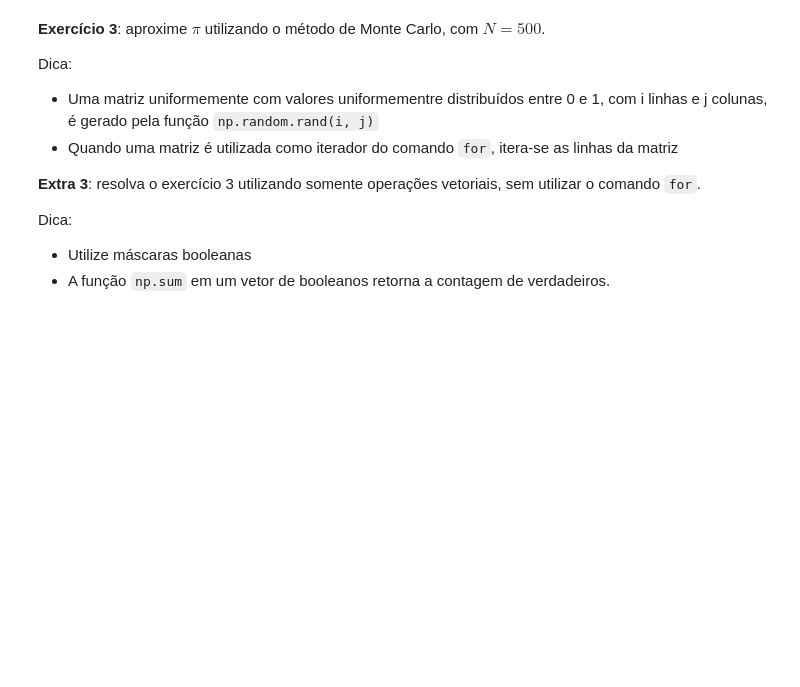
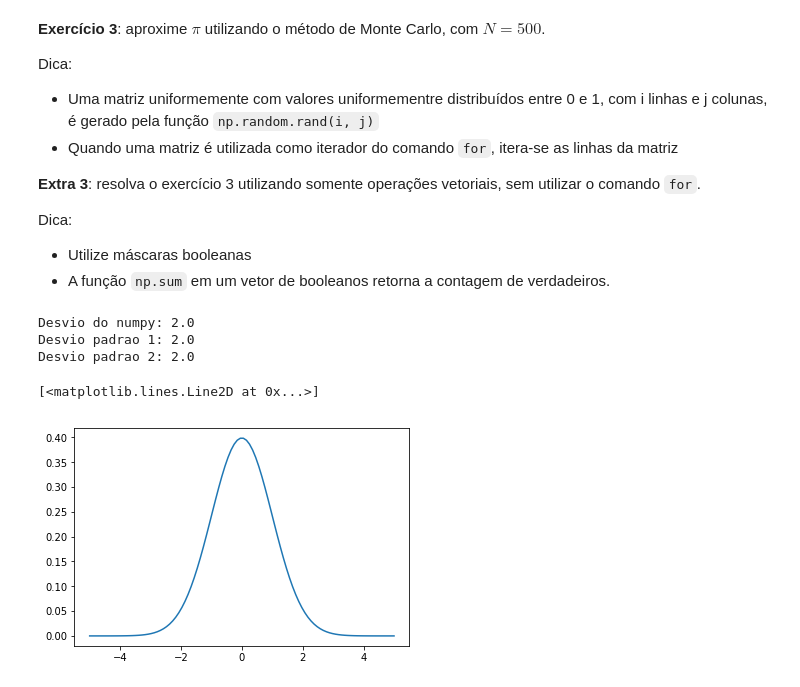
Before and after one commit to FCChinen/curso-python-bradesco-2018, a Jupyter notebook: aula_1/exercicios_aula1.ipynb, the cells around one changed output. Cells and saved outputs as stored; diff of their text form; code cells hidden in the pictures; blank space fills up the shorter version.

Commit message:
Colocando os exercicios no mesmo arquivos que o enunciado

```diff
--- a/aula_1/exercicios_aula1.ipynb
+++ b/aula_1/exercicios_aula1.ipynb
@@ -130,3 +83,62 @@ Dica:
 Dica:
 - Utilize máscaras booleanas
 - A função `np.sum` em um vetor de booleanos retorna a contagem de verdadeiros.
+# %%
+# Exercício 1
+# Definindo a função de desvio padrão conforme a primeira fórmula dada
+def desviopadrao1(array_pontos):
+	desv = 0
+	med = np.mean(array_pontos)
+	for ponto in array_pontos:
+		aux = ponto - med
+		aux = np.power(aux,2)
+		desv += aux
+	desv = desv/len(array_pontos)
+	desv = np.power(desv,0.5)
+	return desv
+
+# Extra 1
+# Definindo a função de desvio padrão conforme a segundas fórmula dada
+def desviopadrao2(array_pontos):
+	med1 = np.power(np.mean(array_pontos),2)
+	med2 = np.mean(np.power(array_pontos,2))
+	desv = med2 - med1
+	desv = np.power(desv,0.5)
+	return desv
+
+# Definindo o array para o desvio padrão
+a = np.array([2, 4, 4, 4, 5, 5, 7, 9])
+# Prints para verificar o valor do desvio padrão
+print("Desvio do numpy: "+ str(np.std(a)))  # Desvio padrão utilizando a biblioteca numpy
+print("Desvio padrao 1: "+ str(desviopadrao1(a)))  # Desvio padrão utilizando a primeira fórmula
+print("Desvio padrao 2: "+ str(desviopadrao2(a)))  # Desvio padrão utilizando a segunda fórmula
+# %% [output]
+Desvio do numpy: 2.0
+Desvio padrao 1: 2.0
+Desvio padrao 2: 2.0
+# %%
+# Exercicio 2
+
+# Definindo a função para o calculo da densidade de probabilidade, recebendo valores do tipo float64 para x, u e v
+def densidadedeprobabilidade(x, u, v):
+    return np.exp(-(np.power((xis-u),2))/2*np.power(v,2))/np.sqrt(2*np.pi*np.power(v,2))
+
+# Criando o vetor x de tamanho 100 com dados float64, no intervalo de -5,5
+x = np.linspace(-5,5,100)
+
+# Criando o vetor y de tamanho 100, com valores 0, para posteriormente armazenar os valores de densidade de probabi-
+#lidade
+y = np.zeros(100)
+
+# Utilizando a função enumerate para cacular a densidade de probabilidade para cada valor de x, e utilizando o índice
+#para armazenar os valores no vetor y
+for i, xis in enumerate(x):
+    # Armazenando em cada posição de y de índice i, os valores calculados pela função de densidade de probabilidade
+    y[i] = densidadedeprobabilidade(xis, 0, 1)
+
+# Plotando o gráfico obtido, sendo o eixo x o intervalor [-5,5] e y os valores obtidos pela função de densidade de
+#probabilidade
+plt.plot(x, y)
+# %% [output]
+[<matplotlib.lines.Line2D at 0x...>]
+[figure, added]
```
Also changed, not shown: parts of 7 cells of this notebook, 6 other files.
